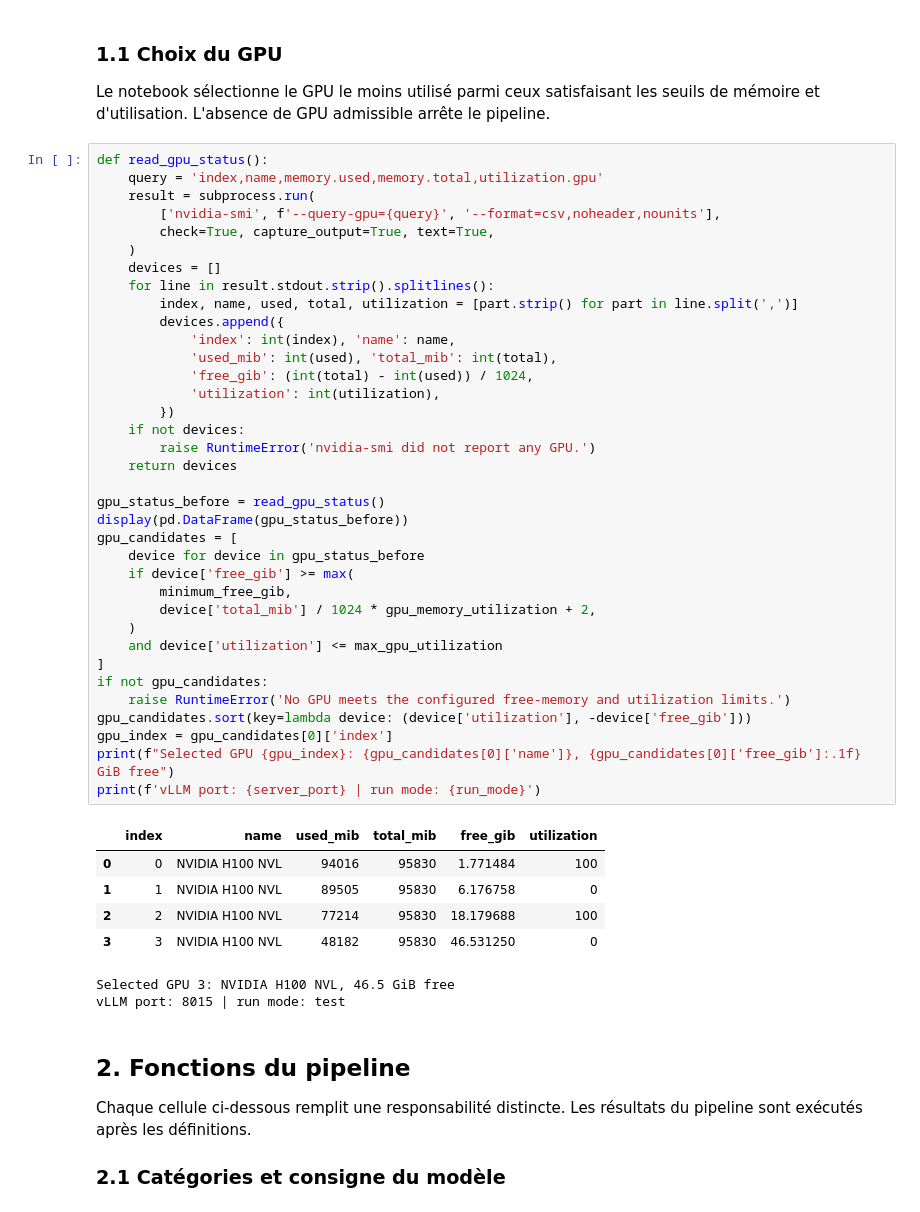
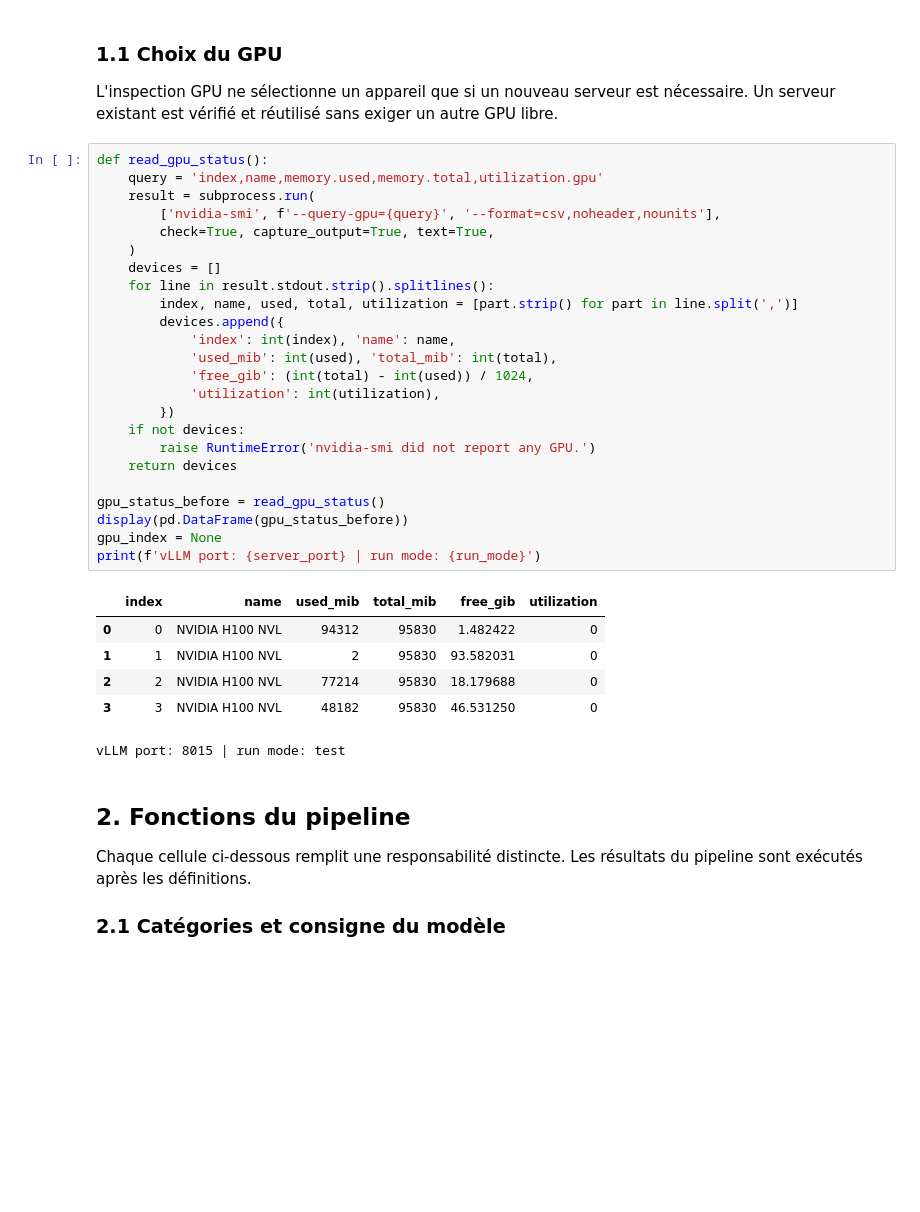
Before and after one commit to BenaventC/CPES2027, a Jupyter notebook: R05_political_references_mistral.ipynb, the cells around one changed output. Cells and saved outputs as stored; diff of their text form; blank space fills up the shorter version.

Commit message:
Update political reference notebooks, helpers and figures
Exclude generated result files and retain previously published images.

Co-authored-by: Copilot <223556219+Copilot@users.noreply.github.com>

```diff
--- a/R05_political_references_mistral.ipynb
+++ b/R05_political_references_mistral.ipynb
@@ -53,50 +99,37 @@ max_model_len = 8192
 # %% [markdown]
 ### 1.1 Choix du GPU
 
-Le notebook sélectionne le GPU le moins utilisé parmi ceux satisfaisant les seuils de mémoire et d'utilisation. L'absence de GPU admissible arrête le pipeline.
+L'inspection GPU ne sélectionne un appareil que si un nouveau serveur est nécessaire. Un serveur existant est vérifié et réutilisé sans exiger un autre GPU libre.
 # %%
 def read_gpu_status():
     query = 'index,name,memory.used,memory.total,utilization.gpu'
     result = subprocess.run(
         ['nvidia-smi', f'--query-gpu={query}', '--format=csv,noheader,nounits'],
         check=True, capture_output=True, text=True,
     )
     devices = []
     for line in result.stdout.strip().splitlines():
         index, name, used, total, utilization = [part.strip() for part in line.split(',')]
         devices.append({
             'index': int(index), 'name': name,
             'used_mib': int(used), 'total_mib': int(total),
             'free_gib': (int(total) - int(used)) / 1024,
             'utilization': int(utilization),
         })
     if not devices:
         raise RuntimeError('nvidia-smi did not report any GPU.')
     return devices
 
 gpu_status_before = read_gpu_status()
 display(pd.DataFrame(gpu_status_before))
-gpu_candidates = [
-    device for device in gpu_status_before
-    if device['free_gib'] >= max(
-        minimum_free_gib,
-        device['total_mib'] / 1024 * gpu_memory_utilization + 2,
-    )
-    and device['utilization'] <= max_gpu_utilization
-]
-if not gpu_candidates:
-    raise RuntimeError('No GPU meets the configured free-memory and utilization limits.')
-gpu_candidates.sort(key=lambda device: (device['utilization'], -device['free_gib']))
-gpu_index = gpu_candidates[0]['index']
-print(f"Selected GPU {gpu_index}: {gpu_candidates[0]['name']}, {gpu_candidates[0]['free_gib']:.1f} GiB free")
+gpu_index = None
 print(f'vLLM port: {server_port} | run mode: {run_mode}')
 # %% [output]
 |  | index | name | used_mib | total_mib | free_gib | utilization |
-| 0 | 0 | NVIDIA H100 NVL | 94016 | 95830 | 1.771484 | 100 |
-| 1 | 1 | NVIDIA H100 NVL | 89505 | 95830 | 6.176758 | 0 |
-| 2 | 2 | NVIDIA H100 NVL | 77214 | 95830 | 18.179688 | 100 |
+| 0 | 0 | NVIDIA H100 NVL | 94312 | 95830 | 1.482422 | 0 |
+| 1 | 1 | NVIDIA H100 NVL | 2 | 95830 | 93.582031 | 0 |
+| 2 | 2 | NVIDIA H100 NVL | 77214 | 95830 | 18.179688 | 0 |
 | 3 | 3 | NVIDIA H100 NVL | 48182 | 95830 | 46.531250 | 0 |
-Selected GPU 3: NVIDIA H100 NVL, 46.5 GiB free
 vLLM port: 8015 | run mode: test
 # %% [markdown]
 ## 2. Fonctions du pipeline
```
Also changed, not shown: parts of 46 cells of this notebook, 11 other files.
